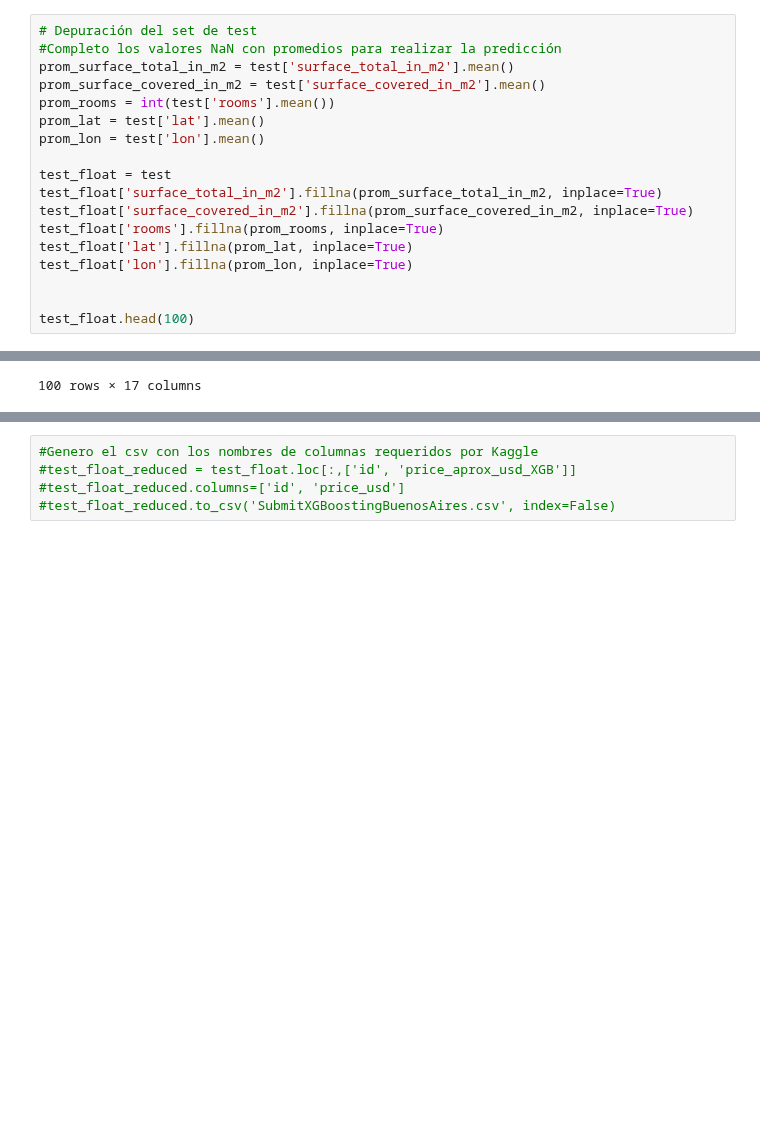
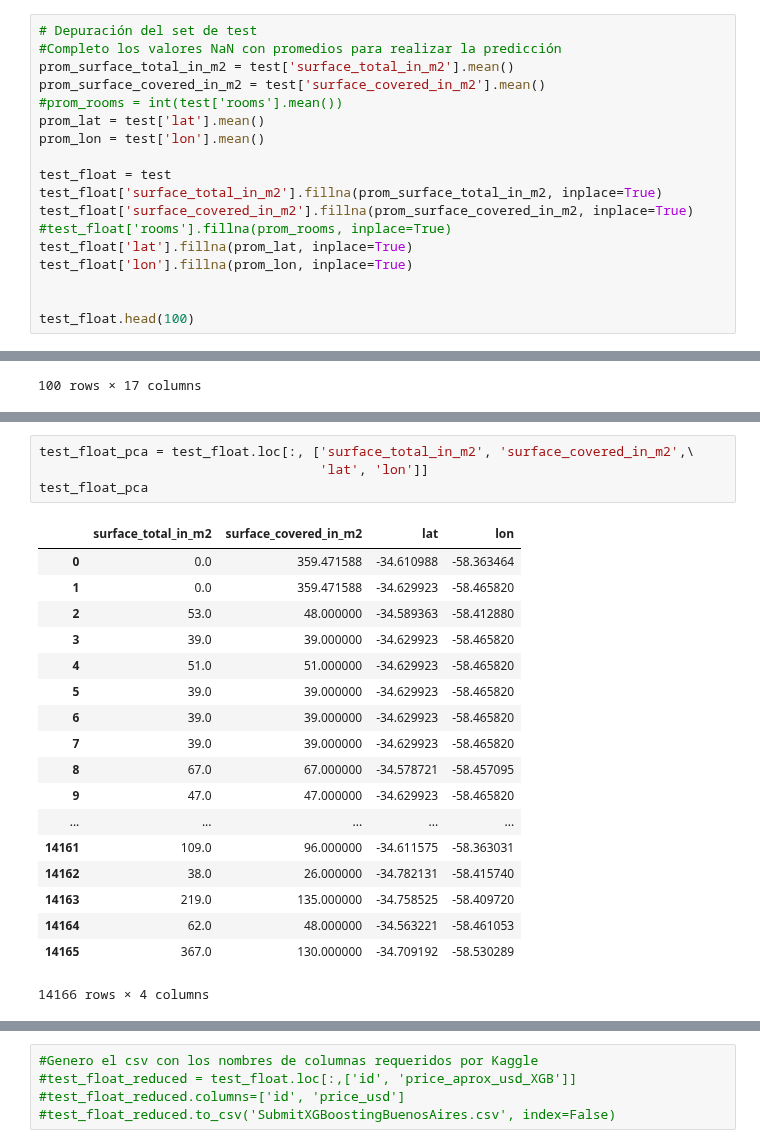
Before and after one commit to nicolaslongo/datos-TP1, a Jupyter notebook: XGB.ipynb, the cells around one changed output, grey strips where cells are left out. Drawn from its saved outputs; the diff is of its cells as text; blank space fills up the shorter version.

Commit message:
XGB con PCA y sin rooms. Agrego KNN con PCA (creo que sigue teniendo rooms) que fue el mejor submit de KNN hasta ahora, si no me equivoco. Probé promediando los resultados de ambos y da peor

```diff
--- a/XGB.ipynb
+++ b/XGB.ipynb
@@ -65,14 +65,14 @@ Name: state_name, dtype: object
 #Completo los valores NaN con promedios para realizar la predicción
 prom_surface_total_in_m2 = test['surface_total_in_m2'].mean()
 prom_surface_covered_in_m2 = test['surface_covered_in_m2'].mean()
-prom_rooms = int(test['rooms'].mean())
+#prom_rooms = int(test['rooms'].mean())
 prom_lat = test['lat'].mean()
 prom_lon = test['lon'].mean()
 
 test_float = test
 test_float['surface_total_in_m2'].fillna(prom_surface_total_in_m2, inplace=True)
 test_float['surface_covered_in_m2'].fillna(prom_surface_covered_in_m2, inplace=True)
-test_float['rooms'].fillna(prom_rooms, inplace=True)
+#test_float['rooms'].fillna(prom_rooms, inplace=True)
 test_float['lat'].fillna(prom_lat, inplace=True)
 test_float['lon'].fillna(prom_lon, inplace=True)
 
@@ -120,0 +221,23 @@ dtype: int64
+# %%
+test_float_pca = test_float.loc[:, ['surface_total_in_m2', 'surface_covered_in_m2',\
+                                    'lat', 'lon']]
+test_float_pca
+# %% [output]
+|  | surface_total_in_m2 | surface_covered_in_m2 | lat | lon |
+| 0 | 0.0 | 359.471588 | -34.610988 | -58.363464 |
+| 1 | 0.0 | 359.471588 | -34.629923 | -58.465820 |
+| 2 | 53.0 | 48.000000 | -34.589363 | -58.412880 |
+| 3 | 39.0 | 39.000000 | -34.629923 | -58.465820 |
+| 4 | 51.0 | 51.000000 | -34.629923 | -58.465820 |
+| 5 | 39.0 | 39.000000 | -34.629923 | -58.465820 |
+| 6 | 39.0 | 39.000000 | -34.629923 | -58.465820 |
+| 7 | 39.0 | 39.000000 | -34.629923 | -58.465820 |
+| 8 | 67.0 | 67.000000 | -34.578721 | -58.457095 |
+| 9 | 47.0 | 47.000000 | -34.629923 | -58.465820 |
+| ... | ... | ... | ... | ... |
+| 14161 | 109.0 | 96.000000 | -34.611575 | -58.363031 |
+| 14162 | 38.0 | 26.000000 | -34.782131 | -58.415740 |
+| 14163 | 219.0 | 135.000000 | -34.758525 | -58.409720 |
+| 14164 | 62.0 | 48.000000 | -34.563221 | -58.461053 |
+| 14165 | 367.0 | 130.000000 | -34.709192 | -58.530289 |
+14166 rows × 4 columns
```
Also changed, not shown: parts of 34 cells of this notebook, 1 other file.
